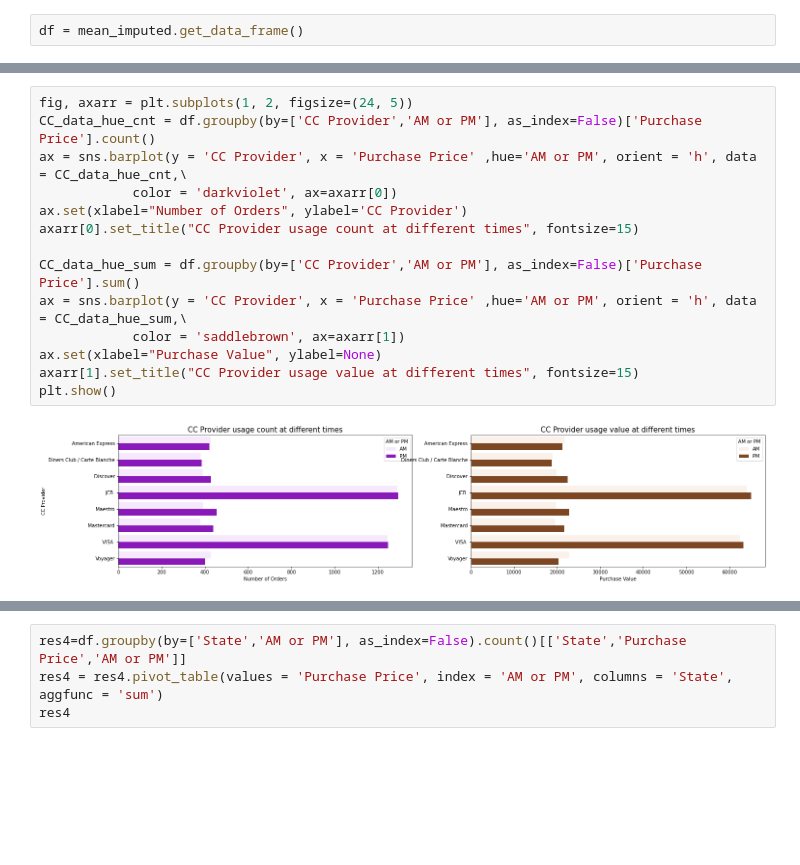
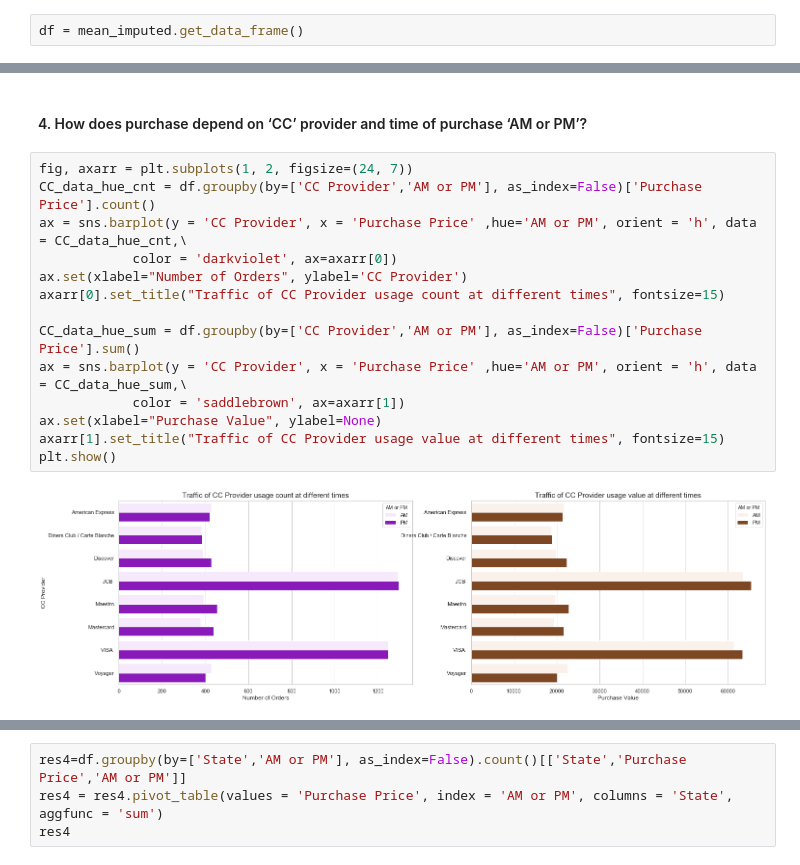
Before and after one commit to RajeshRamachander/ecom, a Jupyter notebook: ecom_eda.ipynb, the cells around one changed output, grey strips where cells are left out. Drawn from its saved outputs; the diff is of its cells as text; blank space fills up the shorter version.

```diff
--- a/ecom_eda.ipynb
+++ b/ecom_eda.ipynb
@@ -544,16 +606,18 @@ plt.show()
+# %% [markdown]
+#### 4. How does purchase depend on ‘CC’ provider and time of purchase ‘AM or PM’?
 # %%
-fig, axarr = plt.subplots(1, 2, figsize=(24, 5))
+fig, axarr = plt.subplots(1, 2, figsize=(24, 7))
 CC_data_hue_cnt = df.groupby(by=['CC Provider','AM or PM'], as_index=False)['Purchase Price'].count()
 ax = sns.barplot(y = 'CC Provider', x = 'Purchase Price' ,hue='AM or PM', orient = 'h', data = CC_data_hue_cnt,\
             color = 'darkviolet', ax=axarr[0])
 ax.set(xlabel="Number of Orders", ylabel='CC Provider')
-axarr[0].set_title("CC Provider usage count at different times", fontsize=15)
+axarr[0].set_title("Traffic of CC Provider usage count at different times", fontsize=15)
 
 CC_data_hue_sum = df.groupby(by=['CC Provider','AM or PM'], as_index=False)['Purchase Price'].sum()
 ax = sns.barplot(y = 'CC Provider', x = 'Purchase Price' ,hue='AM or PM', orient = 'h', data = CC_data_hue_sum,\
             color = 'saddlebrown', ax=axarr[1])
 ax.set(xlabel="Purchase Value", ylabel=None)
-axarr[1].set_title("CC Provider usage value at different times", fontsize=15)
+axarr[1].set_title("Traffic of CC Provider usage value at different times", fontsize=15)
 plt.show()
 # %% [output]
-[figure, old version]
+[figure, new version]
```
Also changed, not shown: parts of 57 cells of this notebook.
